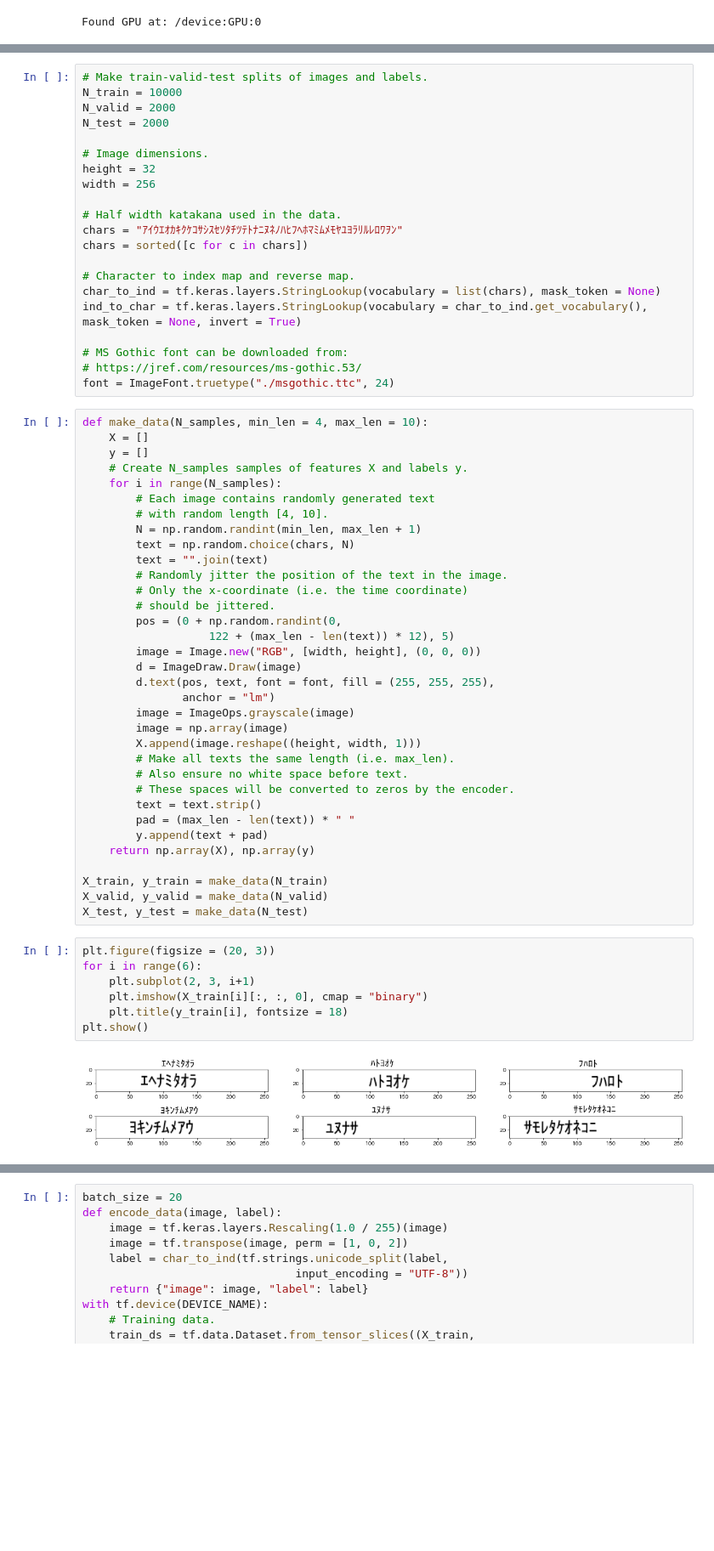
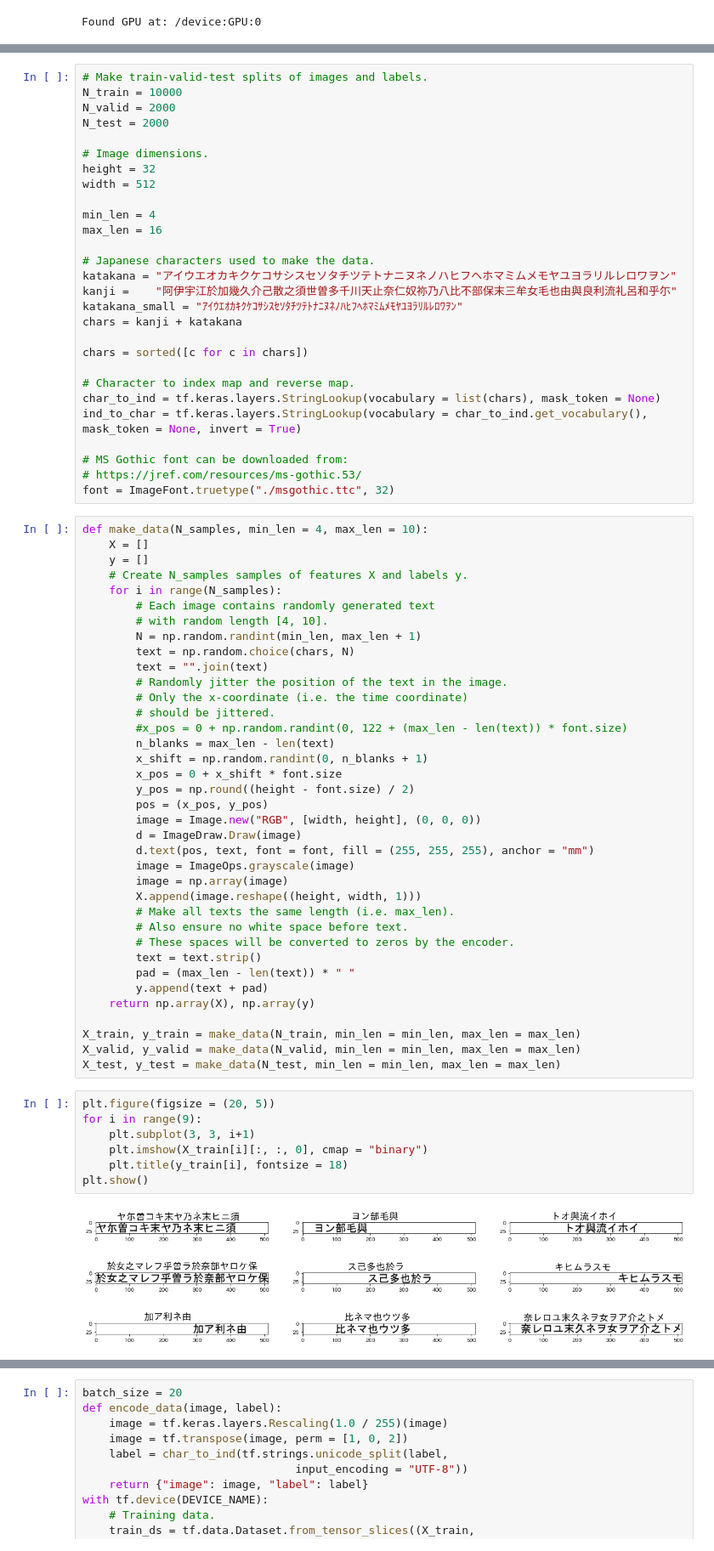
Before and after one commit to natsunoyuki/Data_Science, a Jupyter notebook: CTC Loss OCR.ipynb, the cells around one changed output, grey strips where cells are left out. Shown at 85% size. Cells and saved outputs as stored; diff of their text form; blank space fills up the shorter version.

```diff
--- a/CTC Loss OCR.ipynb
+++ b/CTC Loss OCR.ipynb
@@ -39,10 +44,17 @@ N_test = 2000
 
 # Image dimensions.
 height = 32
-width = 256
+width = 512
 
-# Half width katakana used in the data.
-chars = "ｱｲｳｴｵｶｷｸｹｺｻｼｽｾｿﾀﾁﾂﾃﾄﾅﾆﾇﾈﾉﾊﾋﾌﾍﾎﾏﾐﾑﾒﾓﾔﾕﾖﾗﾘﾙﾚﾛﾜｦﾝ"
+min_len = 4
+max_len = 16
+
+# Japanese characters used to make the data.
+katakana = "アイウエオカキクケコサシスセソタチツテトナニヌネノハヒフヘホマミムメモヤユヨラリルレロワヲン"
+kanji =    "阿伊宇江於加幾久介己散之須世曽多千川天止奈仁奴祢乃八比不部保末三牟女毛也由與良利流礼呂和乎尓"
+katakana_small = "ｱｲｳｴｵｶｷｸｹｺｻｼｽｾｿﾀﾁﾂﾃﾄﾅﾆﾇﾈﾉﾊﾋﾌﾍﾎﾏﾐﾑﾒﾓﾔﾕﾖﾗﾘﾙﾚﾛﾜｦﾝ"
+chars = kanji + katakana
+
 chars = sorted([c for c in chars])
 
 # Character to index map and reverse map.
@@ -51,7 +63,7 @@ ind_to_char = tf.keras.layers.StringLookup(vocabulary = char_to_ind.get_vocabula
 
 # MS Gothic font can be downloaded from:
 # https://jref.com/resources/ms-gothic.53/
-font = ImageFont.truetype("./msgothic.ttc", 24)
+font = ImageFont.truetype("./msgothic.ttc", 32)
 # %%
 def make_data(N_samples, min_len = 4, max_len = 10):
     X = []
@@ -66,12 +78,15 @@ def make_data(N_samples, min_len = 4, max_len = 10):
         # Randomly jitter the position of the text in the image.
         # Only the x-coordinate (i.e. the time coordinate)
         # should be jittered.
-        pos = (0 + np.random.randint(0,
-                   122 + (max_len - len(text)) * 12), 5)
+        #x_pos = 0 + np.random.randint(0, 122 + (max_len - len(text)) * font.size)
+        n_blanks = max_len - len(text)
+        x_shift = np.random.randint(0, n_blanks + 1)
+        x_pos = 0 + x_shift * font.size
+        y_pos = np.round((height - font.size) / 2)
+        pos = (x_pos, y_pos)
         image = Image.new("RGB", [width, height], (0, 0, 0))
         d = ImageDraw.Draw(image)
-        d.text(pos, text, font = font, fill = (255, 255, 255),
-               anchor = "lm")
+        d.text(pos, text, font = font, fill = (255, 255, 255), anchor = "mm")
         image = ImageOps.grayscale(image)
         image = np.array(image)
         X.append(image.reshape((height, width, 1)))
@@ -83,15 +98,15 @@ def make_data(N_samples, min_len = 4, max_len = 10):
         y.append(text + pad)
     return np.array(X), np.array(y)
 
-X_train, y_train = make_data(N_train)
-X_valid, y_valid = make_data(N_valid)
-X_test, y_test = make_data(N_test)
+X_train, y_train = make_data(N_train, min_len = min_len, max_len = max_len)
+X_valid, y_valid = make_data(N_valid, min_len = min_len, max_len = max_len)
+X_test, y_test = make_data(N_test, min_len = min_len, max_len = max_len)
 # %%
-plt.figure(figsize = (20, 3))
-for i in range(6):
-    plt.subplot(2, 3, i+1)
+plt.figure(figsize = (20, 5))
+for i in range(9):
+    plt.subplot(3, 3, i+1)
     plt.imshow(X_train[i][:, :, 0], cmap = "binary")
     plt.title(y_train[i], fontsize = 18)
 plt.show()
 # %% [output]
-[figure, old version]
+[figure, new version]
```
Also changed, not shown: parts of 13 cells of this notebook.
